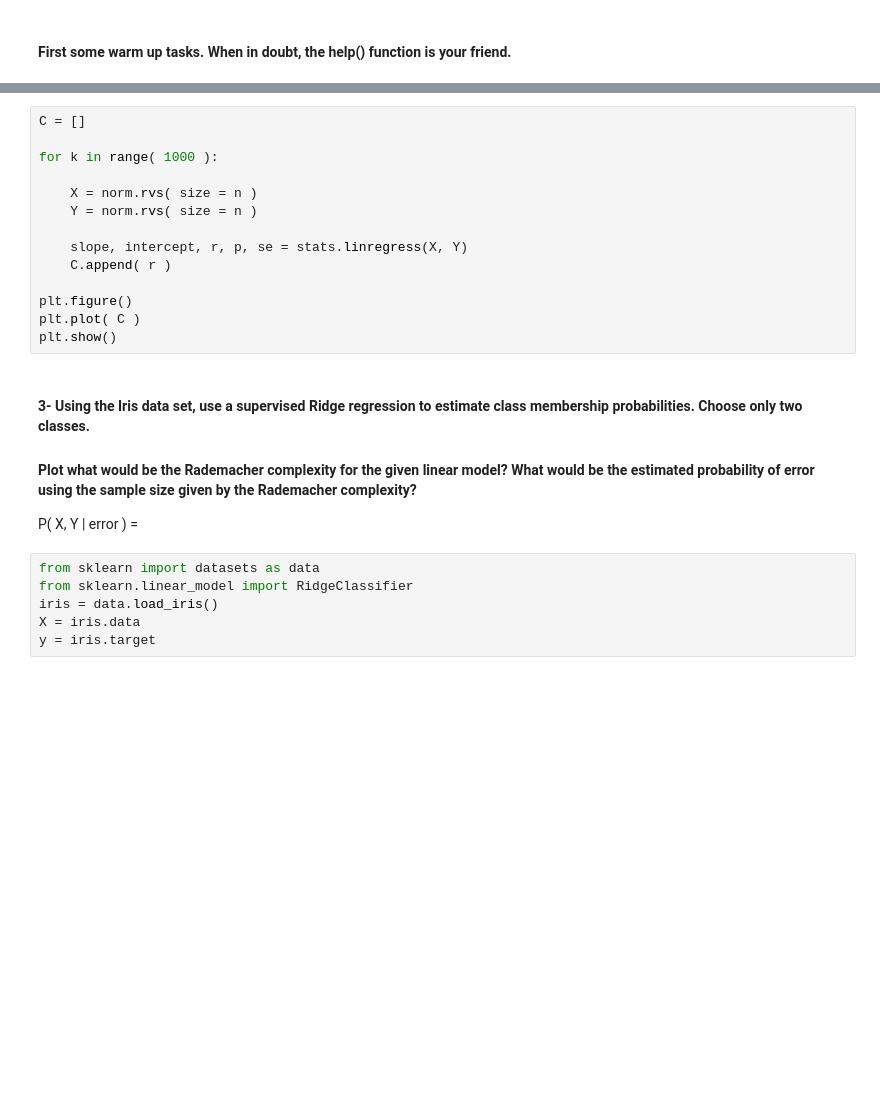
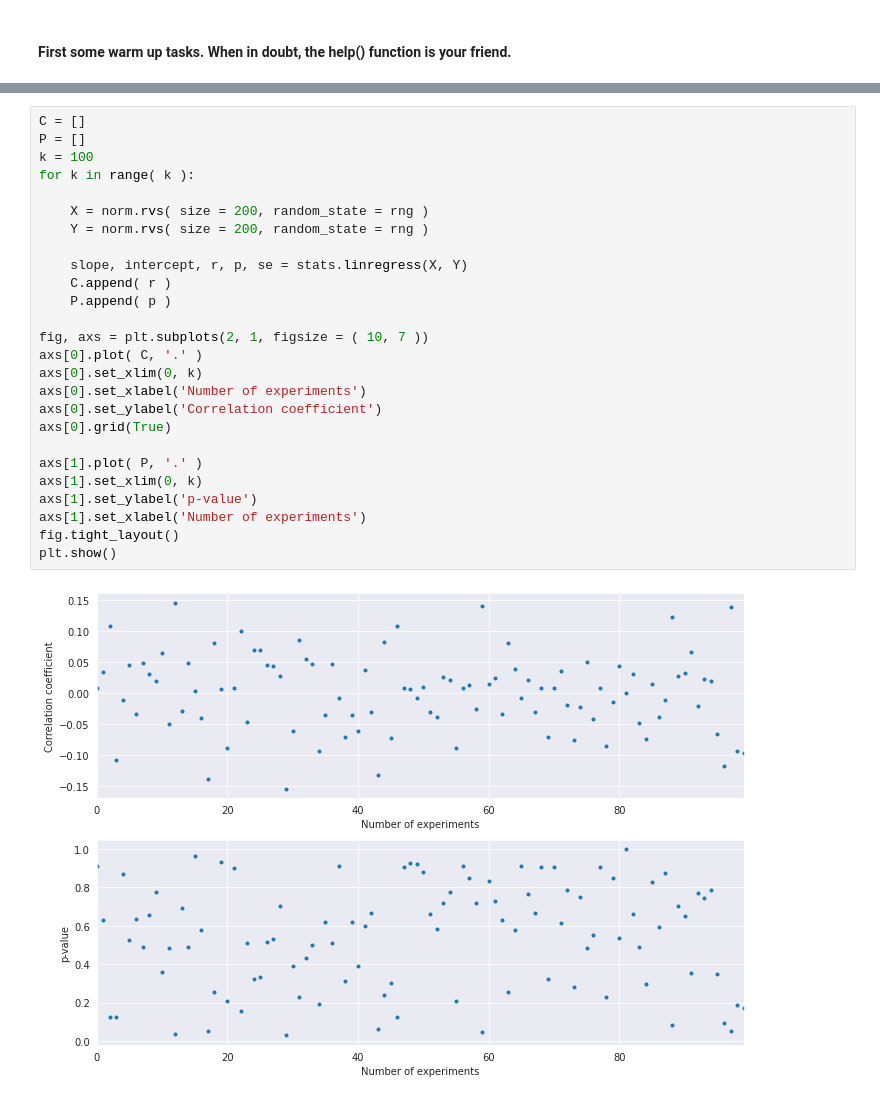
Before and after one commit to bilbrait/fundamentals-machine-learning, a Jupyter notebook: FML 1 - Supervised Learning (solutions).ipynb, the cells around one changed output, grey strips where cells are left out. Cells and saved outputs as stored; diff of their text form; blank space fills up the shorter version.

```diff
--- a/FML 1 - Supervised Learning (solutions).ipynb
+++ b/FML 1 - Supervised Learning (solutions).ipynb
@@ -47,27 +73,29 @@ plt.plot( b )
 # %%
 C = []
+P = []
+k = 100
+for k in range( k ):
 
-for k in range( 1000 ):
-
-    X = norm.rvs( size = n )
-    Y = norm.rvs( size = n )
+    X = norm.rvs( size = 200, random_state = rng )
+    Y = norm.rvs( size = 200, random_state = rng )
 
     slope, intercept, r, p, se = stats.linregress(X, Y)
     C.append( r )
+    P.append( p )
 
-plt.figure()
-plt.plot( C )
+fig, axs = plt.subplots(2, 1, figsize = ( 10, 7 ))
+axs[0].plot( C, '.' )
+axs[0].set_xlim(0, k)
+axs[0].set_xlabel('Number of experiments')
+axs[0].set_ylabel('Correlation coefficient')
+axs[0].grid(True)
+
+axs[1].plot( P, '.' )
+axs[1].set_xlim(0, k)
+axs[1].set_ylabel('p-value')
+axs[1].set_xlabel('Number of experiments')
+fig.tight_layout()
 plt.show()
+# %% [output]
+[figure, added]
-# %% [markdown]
-#### 3- Using the Iris data set, use a supervised Ridge regression to estimate class membership probabilities. Choose only two classes.
-
-#### Plot what would be the Rademacher complexity for the given linear model? What would be the estimated probability of error using the sample size given by the Rademacher complexity?
-
-P( X, Y | error ) =
-# %%
-from sklearn import datasets as data
-from sklearn.linear_model import RidgeClassifier
-iris = data.load_iris()
-X = iris.data
-y = iris.target
 # %% [markdown]
```
Also changed, not shown: parts of 11 cells of this notebook.
